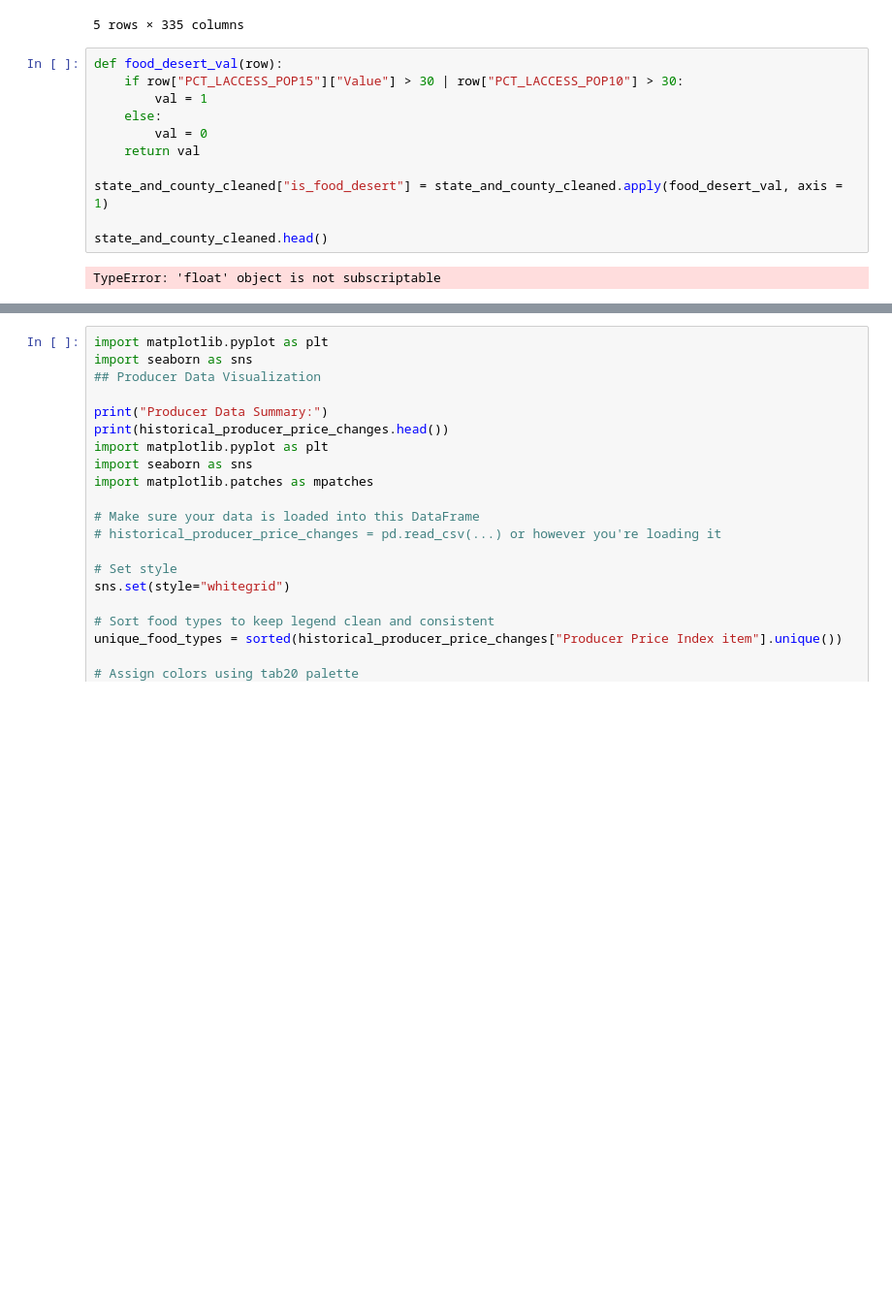
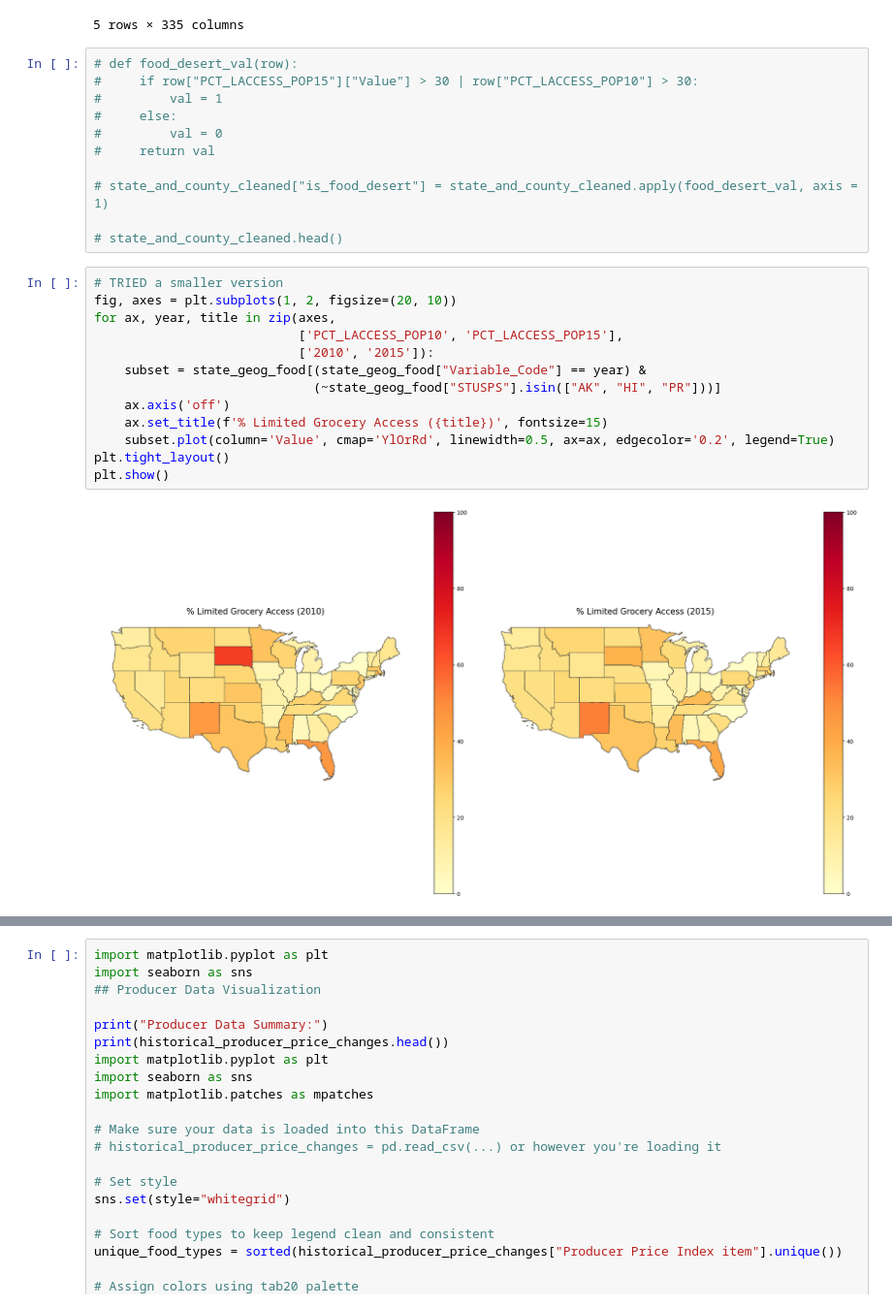
Before and after one commit to eva163x/food-insecurity-analysis, a Jupyter notebook: CS216_Project.ipynb, the cells around one changed output, grey strips where cells are left out. Shown at 97% size. Drawn from its saved outputs; the diff is of its cells as text; blank space fills up the shorter version.

```diff
--- a/CS216_Project.ipynb
+++ b/CS216_Project.ipynb
@@ -262,15 +262,28 @@ state_and_county_cleaned.head()
 | 4 | 6 | CA | Total | NaN | NaN | NaN | NaN | ... |
 5 rows × 335 columns
 # %%
-def food_desert_val(row):
-    if row["PCT_LACCESS_POP15"]["Value"] > 30 | row["PCT_LACCESS_POP10"] > 30:
-        val = 1
-    else:
-        val = 0
-    return val
+# def food_desert_val(row):
+#     if row["PCT_LACCESS_POP15"]["Value"] > 30 | row["PCT_LACCESS_POP10"] > 30:
+#         val = 1
+#     else:
+#         val = 0
+#     return val
 
-state_and_county_cleaned["is_food_desert"] = state_and_county_cleaned.apply(food_desert_val, axis = 1)
+# state_and_county_cleaned["is_food_desert"] = state_and_county_cleaned.apply(food_desert_val, axis = 1)
 
-state_and_county_cleaned.head()
+# state_and_county_cleaned.head()
-# %% [output]
-TypeError: 'float' object is not subscriptable
+# %%
+# TRIED a smaller version
+fig, axes = plt.subplots(1, 2, figsize=(20, 10))
+for ax, year, title in zip(axes,
+                           ['PCT_LACCESS_POP10', 'PCT_LACCESS_POP15'],
+                           ['2010', '2015']):
+    subset = state_geog_food[(state_geog_food["Variable_Code"] == year) &
+                             (~state_geog_food["STUSPS"].isin(["AK", "HI", "PR"]))]
+    ax.axis('off')
+    ax.set_title(f'% Limited Grocery Access ({title})', fontsize=15)
+    subset.plot(column='Value', cmap='YlOrRd', linewidth=0.5, ax=ax, edgecolor='0.2', legend=True)
+plt.tight_layout()
+plt.show()
+# %% [output]
+[figure, added]
```
Also changed, not shown: parts of 8 cells of this notebook.
